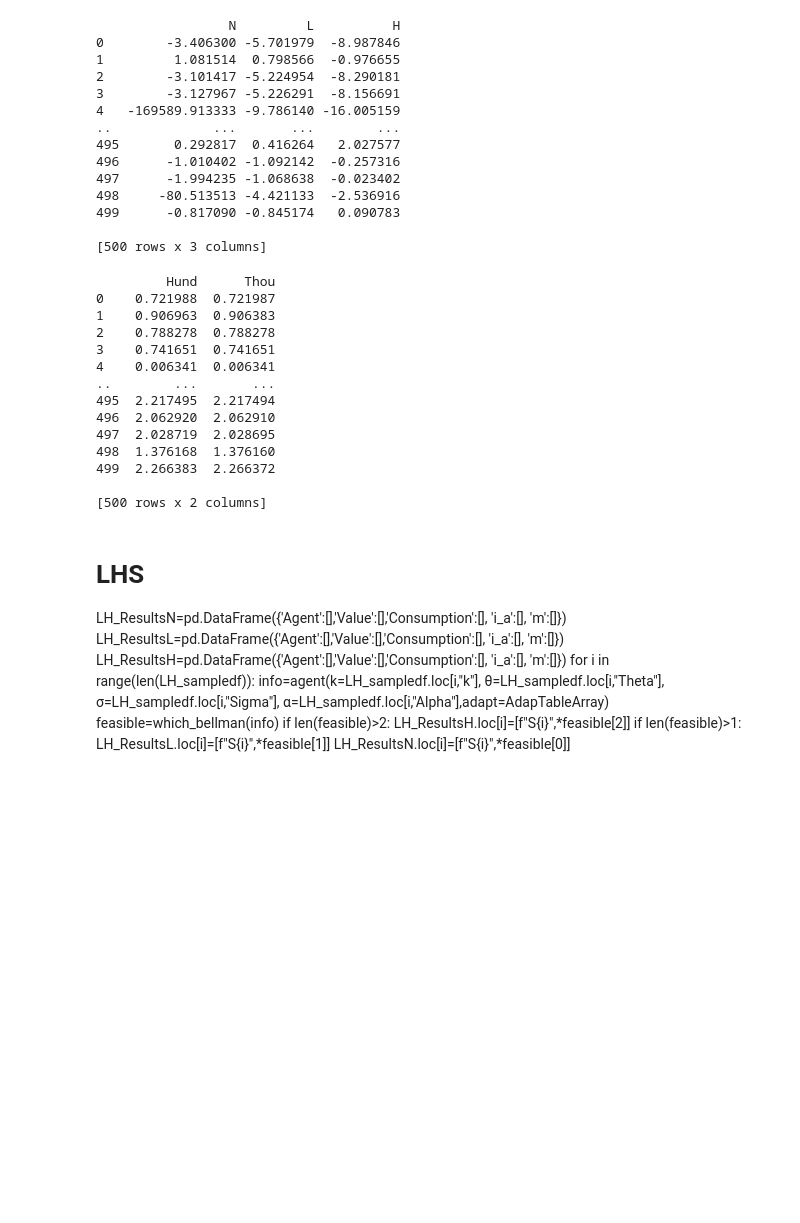
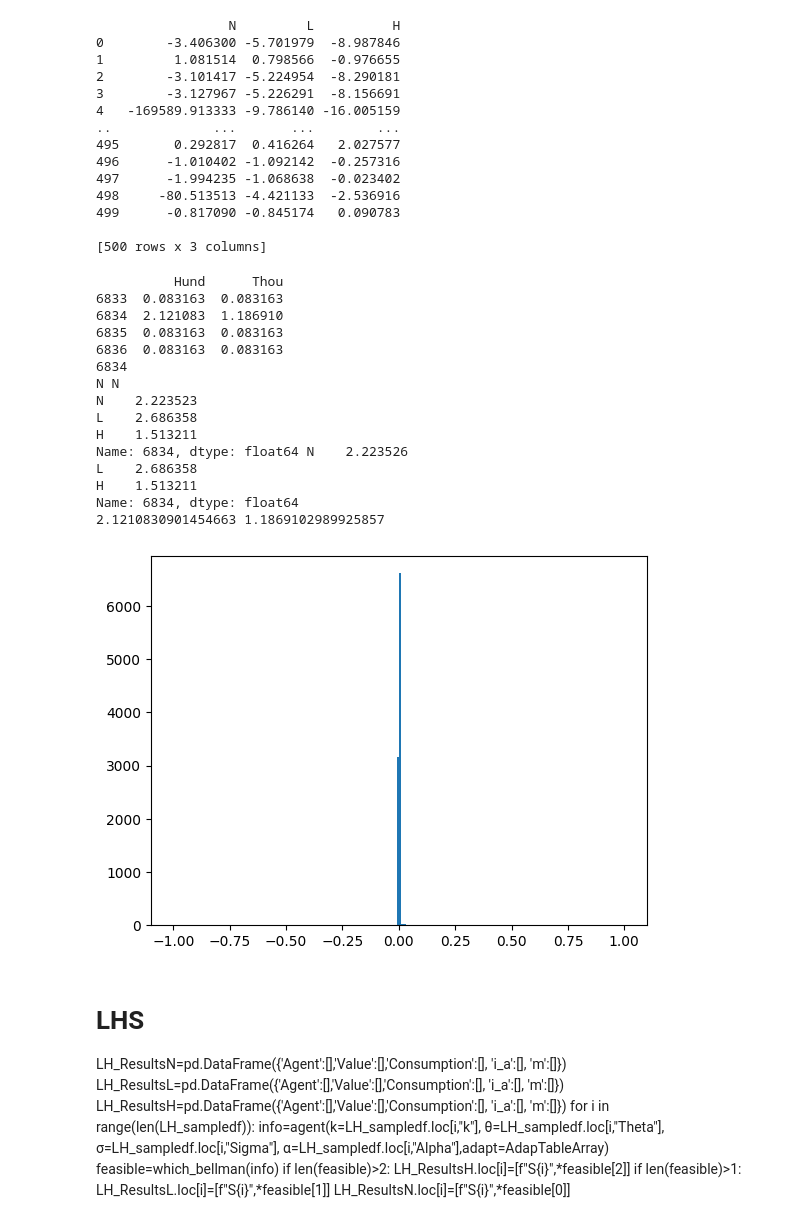
Before and after one commit to vmgaribay/nnbellman, a Jupyter notebook: GenerateBellmanSample.ipynb, the cells around one changed output. Saved outputs shown, nothing was run; the diff lists cells and outputs as text; code cells hidden in the pictures; blank space fills up the shorter version.

```diff
--- a/GenerateBellmanSample.ipynb
+++ b/GenerateBellmanSample.ipynb
@@ -20,15 +20,15 @@ from scipy.interpolate import griddata
 
 # Saltelli Sample
 
-n=1024
-N=5000
+n=4096
+#N=5000
 seed=1
 #2d+2=10
 
 problem={   "names": ["Alpha","k","Sigma","Theta"],
             "num_vars":4,
-            "bounds":[[1.08,0.074],[0.1,10],[1,0.5],[0.1,1]],
-            "dists":["norm","unif","norm","unif"]}
+            "bounds":[[1.08,0.074],[0.01,10],[0.01,2],[0.01,1]],
+            "dists":["norm","unif","unif","unif"]}
             #"seed":seed
 
 S_sample=saltelli.sample(problem,n)
@@ -39,8 +39,9 @@ S_sampledf=pd.DataFrame(S_sample, columns=["Alpha","k","Sigma","Theta"])
 S_sampledf["Sigma"]=np.round(S_sampledf["Sigma"],1)
 S_sampledf["Theta"]=np.round(S_sampledf["Theta"],1)
 S_sampledf.index.name="AgentID"
-
-
+# drop duplicates and samples with values of alpha and sigma < 0
+S_sampledf=S_sampledf.drop_duplicates()
+S_sampledf=S_sampledf[(S_sampledf["Alpha"]>=0) & (S_sampledf["Sigma"]>=0)]
 
 # # Latin Hypercube Sample
 # LH_sample=latin.sample(problem,N,seed)
@@ -285,6 +286,8 @@ def solve_bellman(bell,
 
     return v_greedy[bell.index],v[bell.index]
 # %%
+
+
 # Obtain Output for Samples
 class agent:
     def __init__(self,
@@ -297,12 +300,12 @@ class agent:
 
 
 
-
 # Saltelli
 S1_ResultsN=pd.DataFrame({'Agent':[],'Value':[],'Consumption':[], 'i_a':[], 'm':[]})
 S1_ResultsL=pd.DataFrame({'Agent':[],'Value':[],'Consumption':[], 'i_a':[], 'm':[]})
 S1_ResultsH=pd.DataFrame({'Agent':[],'Value':[],'Consumption':[], 'i_a':[], 'm':[]})
-for i in range(len(S_sampledf)):#len(S_sampledf)):
+for i in S_sampledf.index:#len(S_sampledf)):
+    print(i)
     info=agent(k=S_sampledf.loc[i,"k"], θ=S_sampledf.loc[i,"Theta"], σ=S_sampledf.loc[i,"Sigma"], α=S_sampledf.loc[i,"Alpha"],adapt=AdapTableArray)
     feasible=which_bellman(info)
     if len(feasible)>2:
@@ -812,29 +871,41 @@ print(pd.DataFrame({"N":SGrid10_ResultsN["Value"], "L":SGrid10_ResultsL["Value"]
 # %%
 HundthIndex = pd.DataFrame({"N":SHundth_ResultsN["Value"], "L":SHundth_ResultsL["Value"], "H":SHundth_ResultsH["Value"]}).apply('idxmin', axis=1)
 TenthIndex = pd.DataFrame({"N":STenth_ResultsN["Value"], "L":STenth_ResultsL["Value"], "H":STenth_ResultsH["Value"]}).apply('idxmin', axis=1)
 ThouthIndex = pd.DataFrame({"N":SThouth_ResultsN["Value"], "L":SThouth_ResultsL["Value"], "H":SThouth_ResultsH["Value"]}).apply('idxmin', axis=1)
 HundthCon = pd.DataFrame({"N":SHundth_ResultsN["Consumption"], "L":SHundth_ResultsL["Consumption"], "H":SHundth_ResultsH["Consumption"]})
 TenthCon = pd.DataFrame({"N":STenth_ResultsN["Consumption"], "L":STenth_ResultsL["Consumption"], "H":STenth_ResultsH["Consumption"]})
 ThouthCon = pd.DataFrame({"N":SThouth_ResultsN["Consumption"], "L":SThouth_ResultsL["Consumption"], "H":SThouth_ResultsH["Consumption"]})
 
-HundthResult = [HundthCon.loc[i, HundthIndex.loc[i]] for i in range(len(HundthIndex))]
-ThouthResult = [ThouthCon.loc[i, ThouthIndex.loc[i]] for i in range(len(ThouthIndex))]
-print(pd.DataFrame({"Hund":HundthResult,"Thou":ThouthResult}))
+HundthResult = [HundthCon.loc[i, HundthIndex.loc[i]] for i in HundthIndex.index]
+ThouthResult = [ThouthCon.loc[i, ThouthIndex.loc[i]] for i in ThouthIndex.index]
+print(pd.DataFrame({"Hund":HundthResult,"Thou":ThouthResult}).loc[6833:6836])
+
+import matplotlib.pyplot as plt
+diff=[HundthCon.loc[i, HundthIndex.loc[i]]-ThouthCon.loc[i, ThouthIndex.loc[i]] for i in HundthIndex.index]
+
+plt.hist([HundthCon.loc[i, HundthIndex.loc[i]]-ThouthCon.loc[i, ThouthIndex.loc[i]] for i in HundthIndex.index],bins=200,range=(-1,1))
+print(diff.index(max(diff)))
+print(HundthIndex.loc[diff.index(max(diff))], ThouthIndex.loc[diff.index(max(diff))])
+print(HundthCon.loc[diff.index(max(diff))], ThouthCon.loc[diff.index(max(diff))])
+print(HundthResult[diff.index(max(diff))], ThouthResult[diff.index(max(diff))])
+plt.show()
 # %% [output]
-         Hund      Thou
-0    0.721988  0.721987
-1    0.906963  0.906383
-2    0.788278  0.788278
-3    0.741651  0.741651
-4    0.006341  0.006341
-..        ...       ...
-495  2.217495  2.217494
-496  2.062920  2.062910
-497  2.028719  2.028695
-498  1.376168  1.376160
-499  2.266383  2.266372
-
-[500 rows x 2 columns]
+          Hund      Thou
+6833  0.083163  0.083163
+6834  2.121083  1.186910
+6835  0.083163  0.083163
+6836  0.083163  0.083163
+6834
+N N
+N    2.223523
+L    2.686358
+H    1.513211
+Name: 6834, dtype: float64 N    2.223526
+L    2.686358
+H    1.513211
+Name: 6834, dtype: float64
+2.1210830901454663 1.1869102989925857
+[figure, added]
 # %% [markdown]
 
 
```
Also changed, not shown: parts of 11 cells of this notebook, 9 other files.
